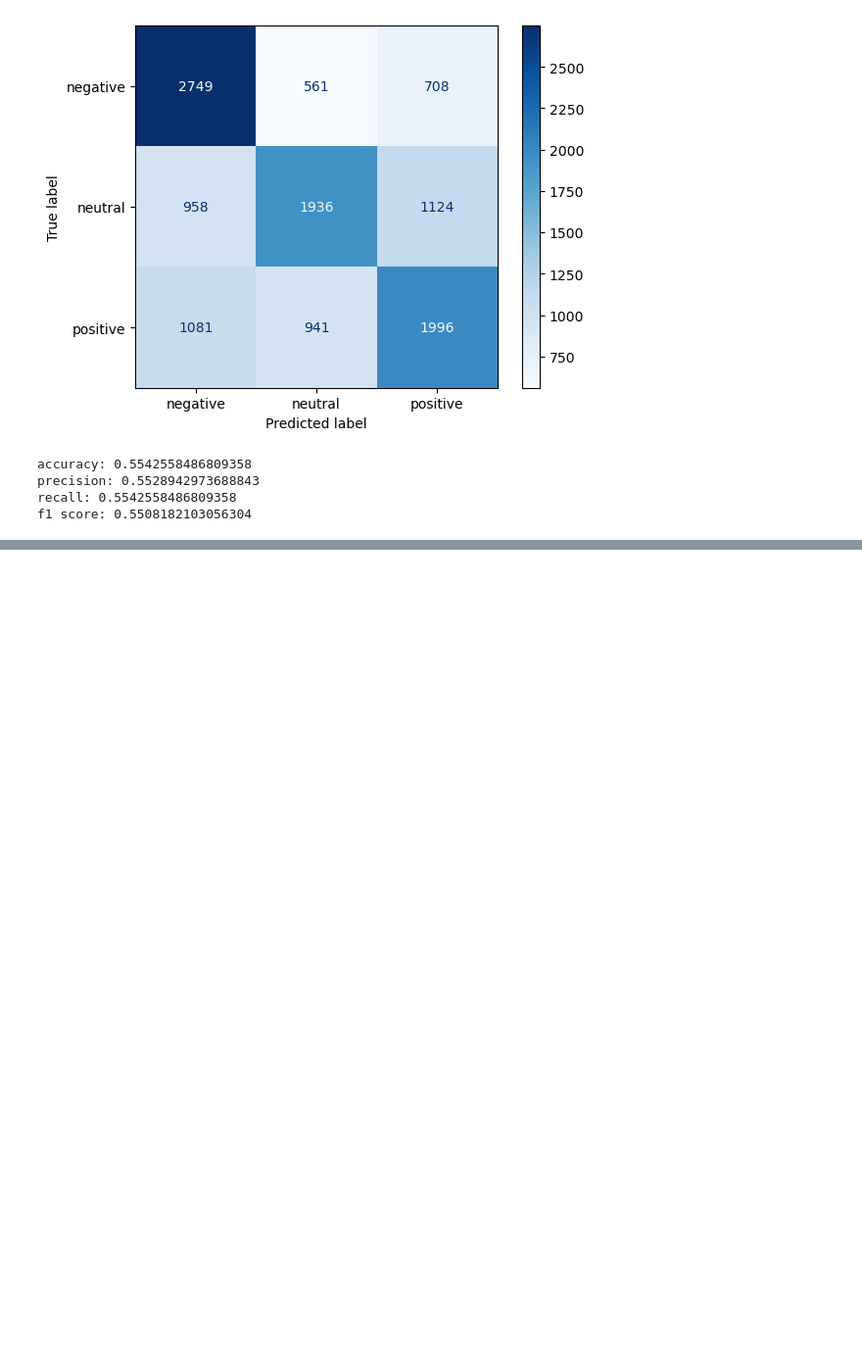
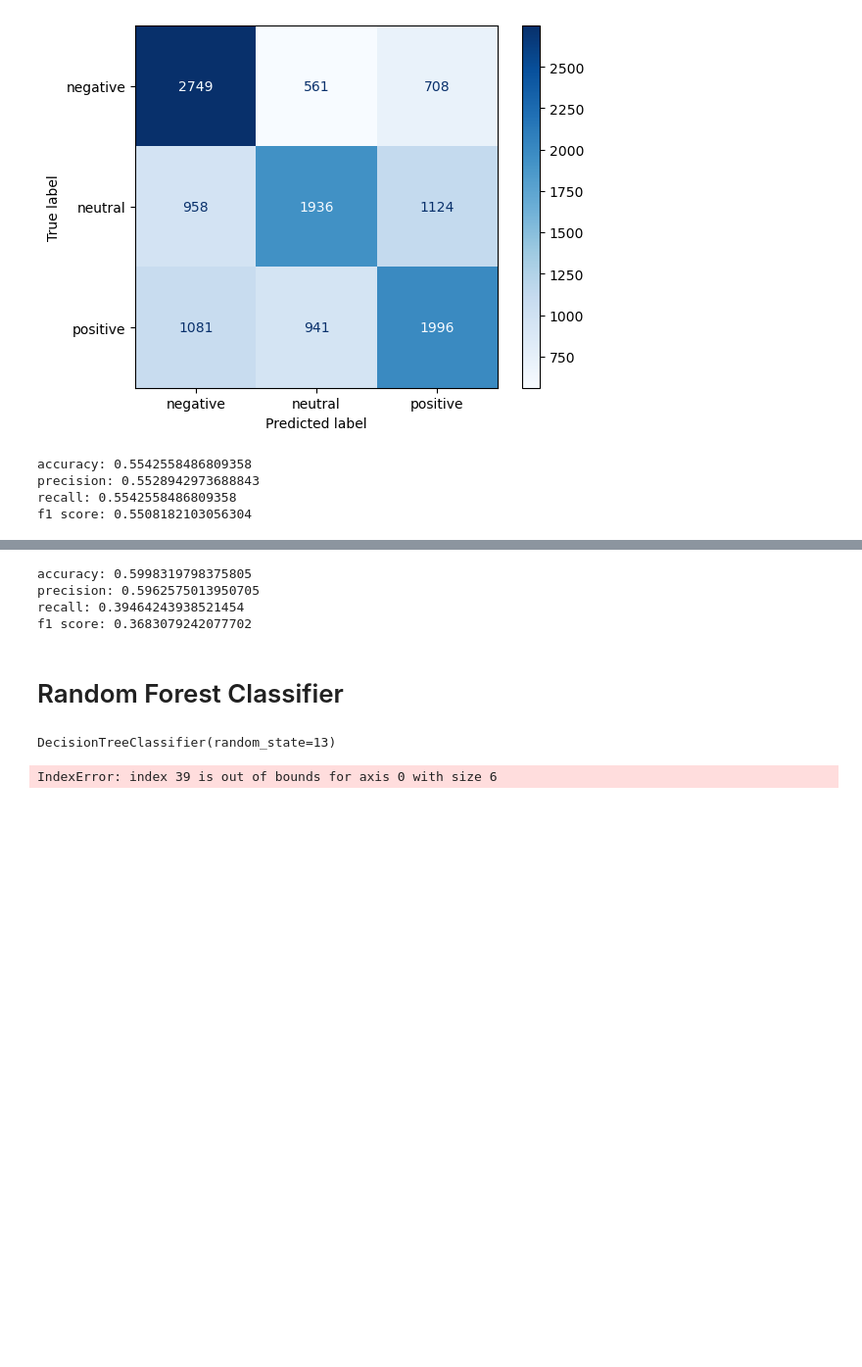
Before and after one commit to Djohnson1313/classifying_tweets, a Jupyter notebook: notebook.ipynb, the cells around one changed output, grey strips where cells are left out. Shown at 98% size. Drawn from its saved outputs; the diff is of its cells as text; code cells hidden in the pictures; blank space fills up the shorter version.

```diff
--- a/notebook.ipynb
+++ b/notebook.ipynb
@@ -650,0 +777,26 @@ f1 score: 0.5508182103056304
+# %%
+get_metrics(y_rus_2, pred_rus_2)
+# %% [output]
+accuracy: 0.5998319798375805
+precision: 0.5962575013950705
+recall: 0.39464243938521454
+f1 score: 0.3683079242077702
+# %% [markdown]
+# Random Forest Classifier
+# %%
+dtc = DecisionTreeClassifier(random_state = seed)
+# %%
+dtc.fit(tf_vector_xt, y_train)
+# %% [output]
+DecisionTreeClassifier(random_state=13)
+# %%
+fig, ax = plt.subplots(nrows = 1, ncols = 1,figsize = (3,5), dpi = 300) # create figure
+
+tree.plot_tree(dtc,
+              feature_names = df.columns,
+              class_names = np.unique(y_train).astype('str'),
+              filled = True) # display decion tree classifier
+plt.show(); # output
+# %% [output]
+IndexError: index 39 is out of bounds for axis 0 with size 6
+[figure, added]
```
Also changed, not shown: parts of 40 cells of this notebook.
